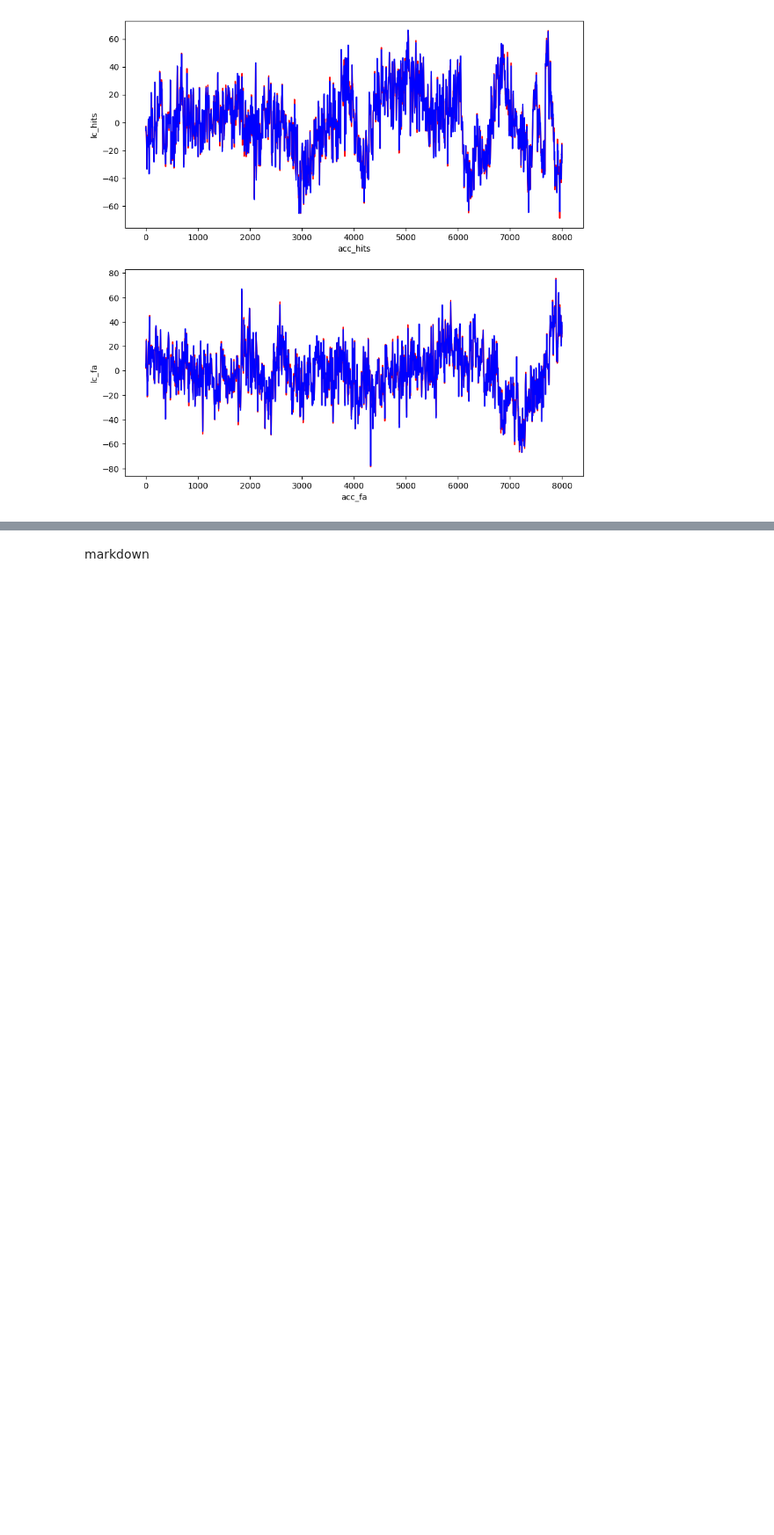
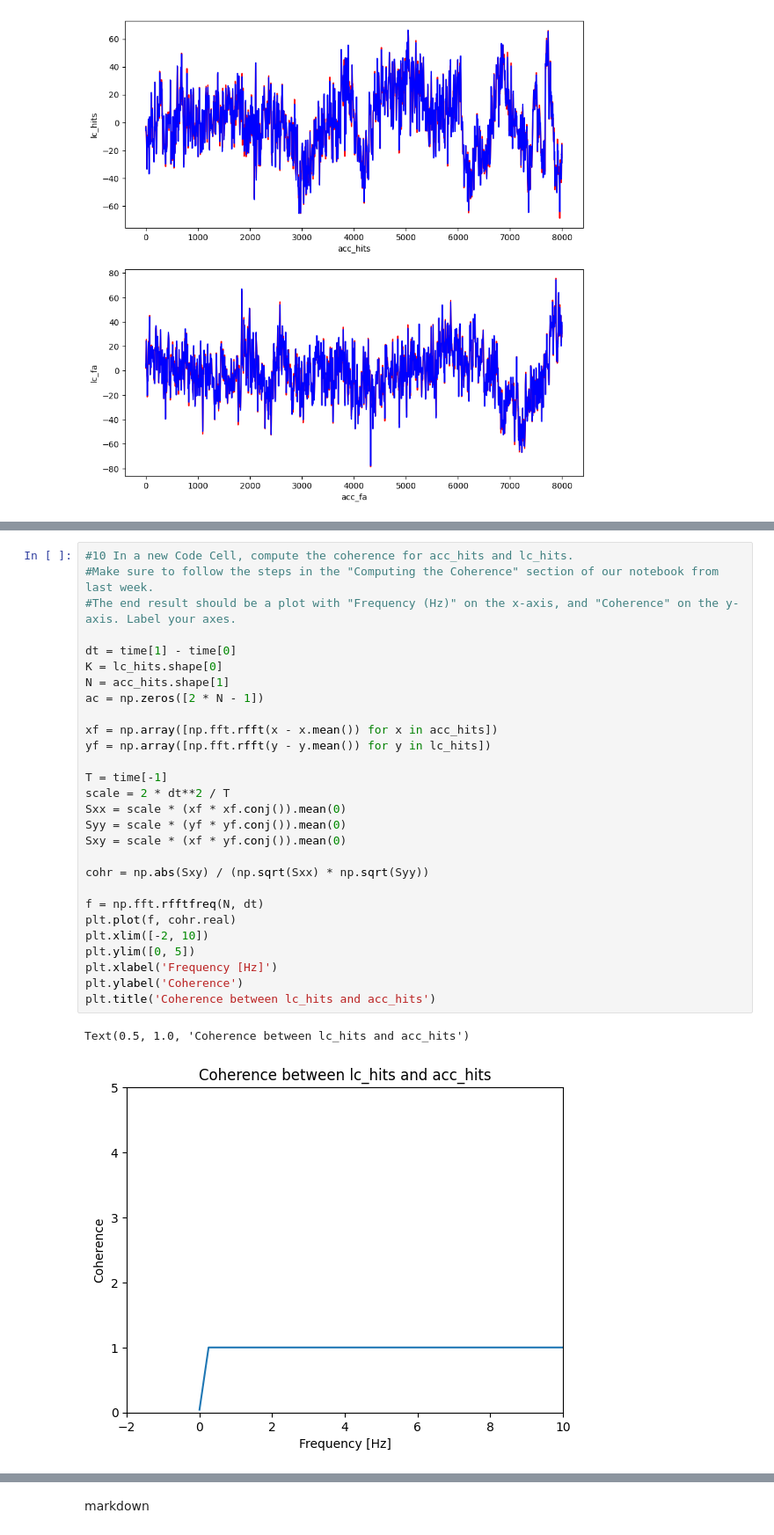
Before and after one commit to caseymacelhiney/neuro265, a Jupyter notebook: coding_homework_6.ipynb, the cells around one changed output, grey strips where cells are left out. Shown: that part at 88% size. Saved outputs shown, nothing was run; the diff lists cells and outputs as text; blank space fills up the shorter version.

```diff
--- a/coding_homework_6.ipynb
+++ b/coding_homework_6.ipynb
@@ -92,0 +97,31 @@ Text(0, 0.5, 'lc_fa')
+# %%
+#10 In a new Code Cell, compute the coherence for acc_hits and lc_hits.
+#Make sure to follow the steps in the "Computing the Coherence" section of our notebook from last week.
+#The end result should be a plot with "Frequency (Hz)" on the x-axis, and "Coherence" on the y-axis. Label your axes.
+
+dt = time[1] - time[0]
+K = lc_hits.shape[0]
+N = acc_hits.shape[1]
+ac = np.zeros([2 * N - 1])
+
+xf = np.array([np.fft.rfft(x - x.mean()) for x in acc_hits])
+yf = np.array([np.fft.rfft(y - y.mean()) for y in lc_hits])
+
+T = time[-1]
+scale = 2 * dt**2 / T
+Sxx = scale * (xf * xf.conj()).mean(0)
+Syy = scale * (yf * yf.conj()).mean(0)
+Sxy = scale * (xf * yf.conj()).mean(0)
+
+cohr = np.abs(Sxy) / (np.sqrt(Sxx) * np.sqrt(Syy))
+
+f = np.fft.rfftfreq(N, dt)
+plt.plot(f, cohr.real)
+plt.xlim([-2, 10])
+plt.ylim([0, 5])
+plt.xlabel('Frequency [Hz]')
+plt.ylabel('Coherence')
+plt.title('Coherence between lc_hits and acc_hits')
+# %% [output]
+Text(0.5, 1.0, 'Coherence between lc_hits and acc_hits')
+[figure, added]
```
Also changed, not shown: parts of 4 cells of this notebook.
